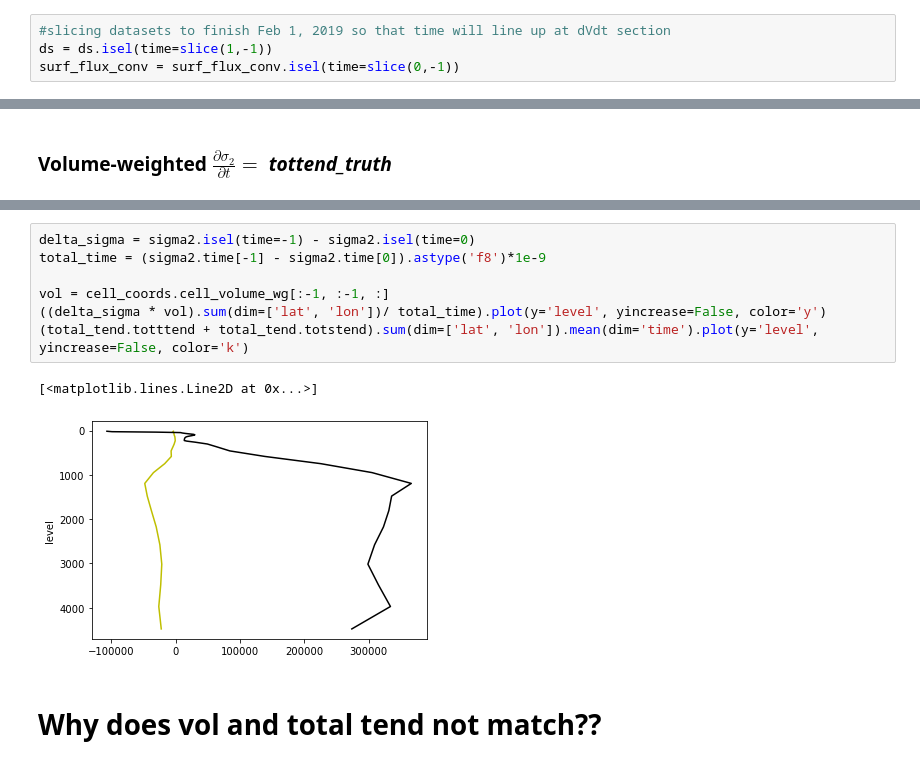
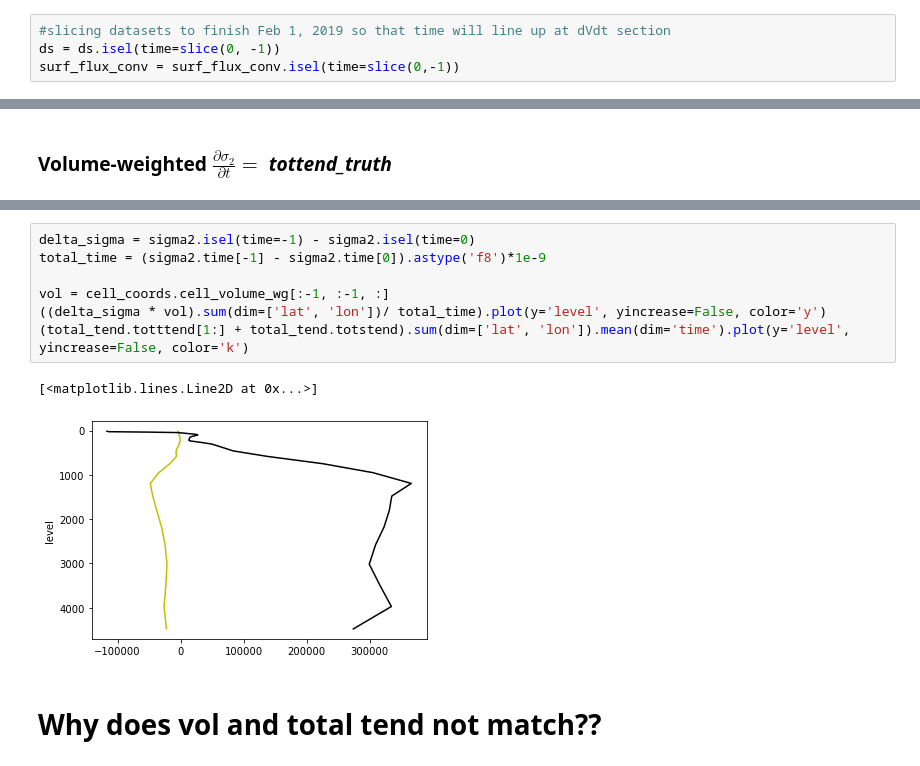
Before and after one commit to ocean-transport/WMT-project, a Jupyter notebook: GODAS/wmt-budget-sigma-space.ipynb, the cells around one changed output, grey strips where cells are left out. Drawn from its saved outputs; the diff is of its cells as text.

```diff
--- a/GODAS/wmt-budget-sigma-space.ipynb
+++ b/GODAS/wmt-budget-sigma-space.ipynb
@@ -48,5 +48,5 @@ mapping = fs.get_mapper('gs://pangeo-ncep-godas')
 globe = xr.open_zarr(mapping, consolidated=True)
 # %%
 #slicing datasets to finish Feb 1, 2019 so that time will line up at dVdt section
-ds = ds.isel(time=slice(1,-1))
+ds = ds.isel(time=slice(0, -1))
 surf_flux_conv = surf_flux_conv.isel(time=slice(0,-1))
@@ -126,13 +103,13 @@ Coordinates:
 # %%
 delta_sigma = sigma2.isel(time=-1) - sigma2.isel(time=0)
 total_time = (sigma2.time[-1] - sigma2.time[0]).astype('f8')*1e-9
 
 vol = cell_coords.cell_volume_wg[:-1, :-1, :]
 ((delta_sigma * vol).sum(dim=['lat', 'lon'])/ total_time).plot(y='level', yincrease=False, color='y')
-(total_tend.totttend + total_tend.totstend).sum(dim=['lat', 'lon']).mean(dim='time').plot(y='level', yincrease=False, color='k')
+(total_tend.totttend[1:] + total_tend.totstend).sum(dim=['lat', 'lon']).mean(dim='time').plot(y='level', yincrease=False, color='k')
 # %% [output]
 [<matplotlib.lines.Line2D at 0x...>]
-[figure, old version]
+[figure, new version]
 # %% [markdown]
 # Why does vol and total tend not match??
 # %% [markdown]
```
Also changed, not shown: parts of 26 cells of this notebook.
